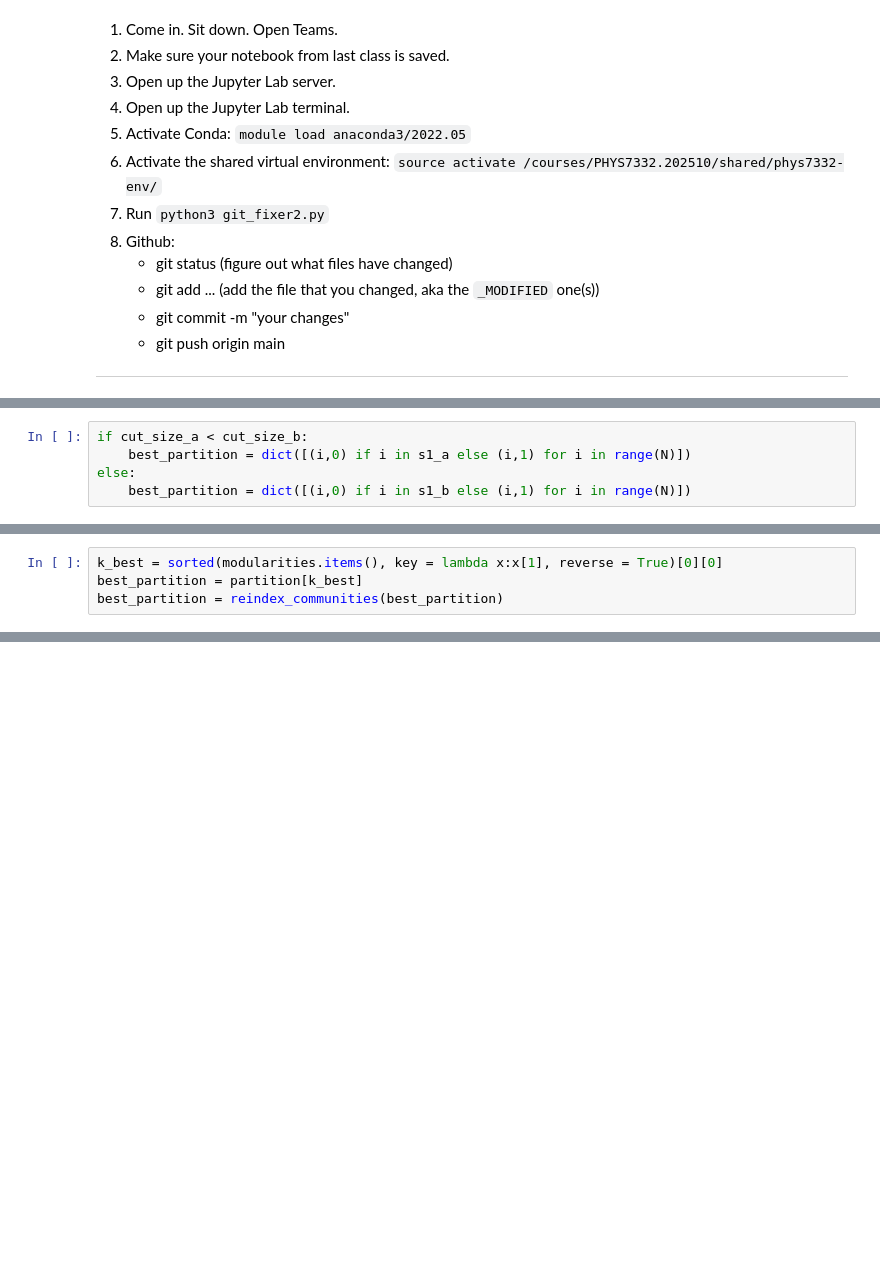
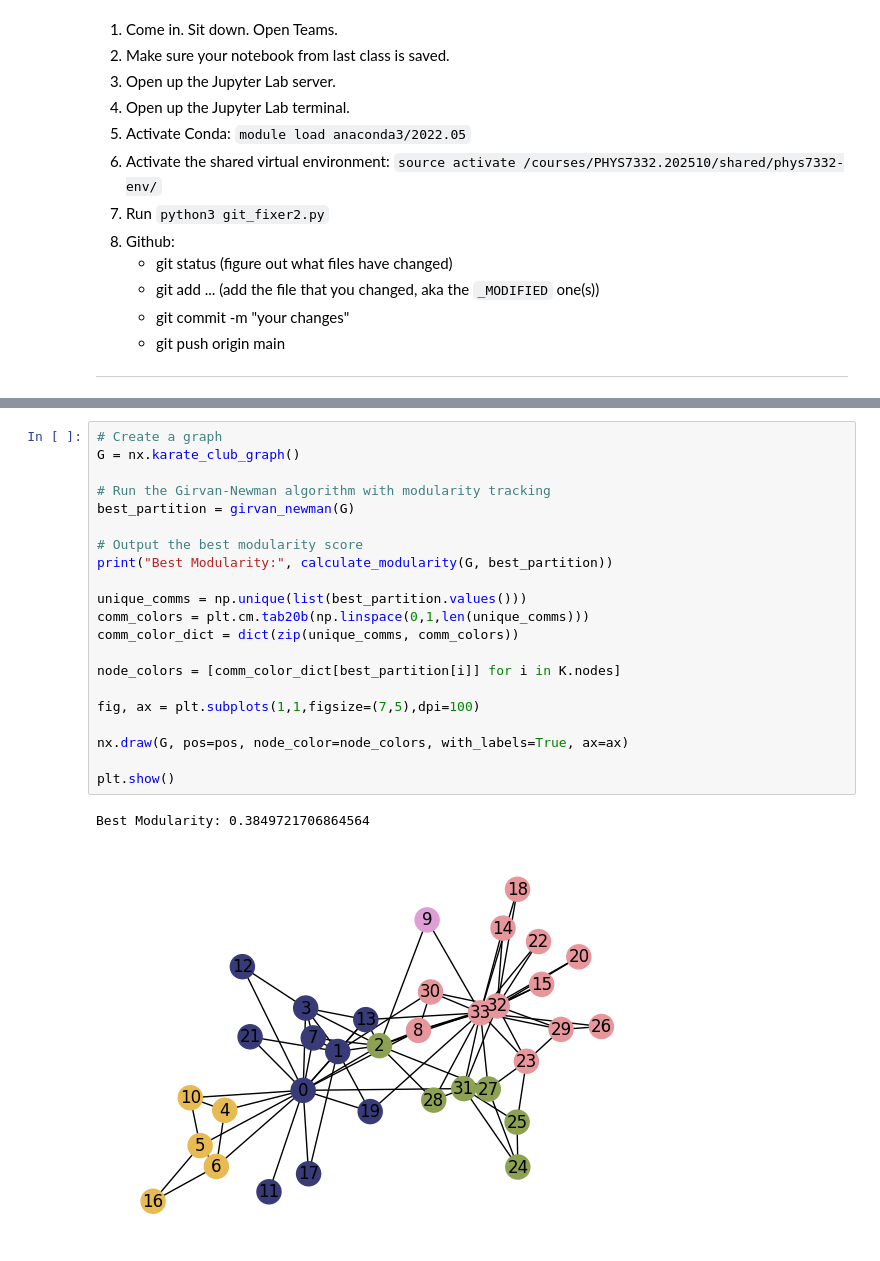
Before and after one commit to asmithh/network-science-data-book, a Jupyter notebook: class_10_communities1.ipynb, the cells around one changed output, grey strips where cells are left out. Drawn from its saved outputs; the diff is of its cells as text; blank space fills up the shorter version.

```diff
--- a/class_10_communities1.ipynb
+++ b/class_10_communities1.ipynb
@@ -744,5 +24,0 @@ Cut size: 10
-# %%
-if cut_size_a < cut_size_b:
-    best_partition = dict([(i,0) if i in s1_a else (i,1) for i in range(N)])
-else:
-    best_partition = dict([(i,0) if i in s1_b else (i,1) for i in range(N)])
@@ -889,4 +24,0 @@ modularities
-# %%
-k_best = sorted(modularities.items(), key = lambda x:x[1], reverse = True)[0][0]
-best_partition = partition[k_best]
-best_partition = reindex_communities(best_partition)
@@ -1125,0 +514,24 @@ queue[]
+# %%
+# Create a graph
+G = nx.karate_club_graph()
+
+# Run the Girvan-Newman algorithm with modularity tracking
+best_partition = girvan_newman(G)
+
+# Output the best modularity score
+print("Best Modularity:", calculate_modularity(G, best_partition))
+
+unique_comms = np.unique(list(best_partition.values()))
+comm_colors = plt.cm.tab20b(np.linspace(0,1,len(unique_comms)))
+comm_color_dict = dict(zip(unique_comms, comm_colors))
+
+node_colors = [comm_color_dict[best_partition[i]] for i in K.nodes]
+
+fig, ax = plt.subplots(1,1,figsize=(7,5),dpi=100)
+
+nx.draw(G, pos=pos, node_color=node_colors, with_labels=True, ax=ax)
+
+plt.show()
+# %% [output]
+Best Modularity: 0.3849721706864564
+[figure, added]
```
Also changed, not shown: parts of 202 cells of this notebook, 6 other files.
